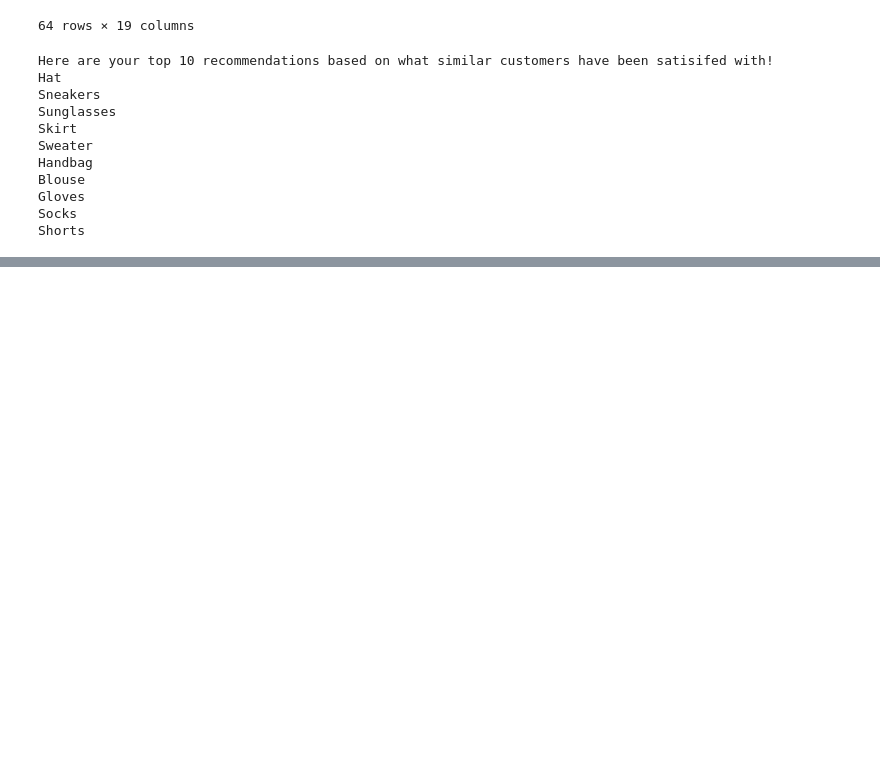
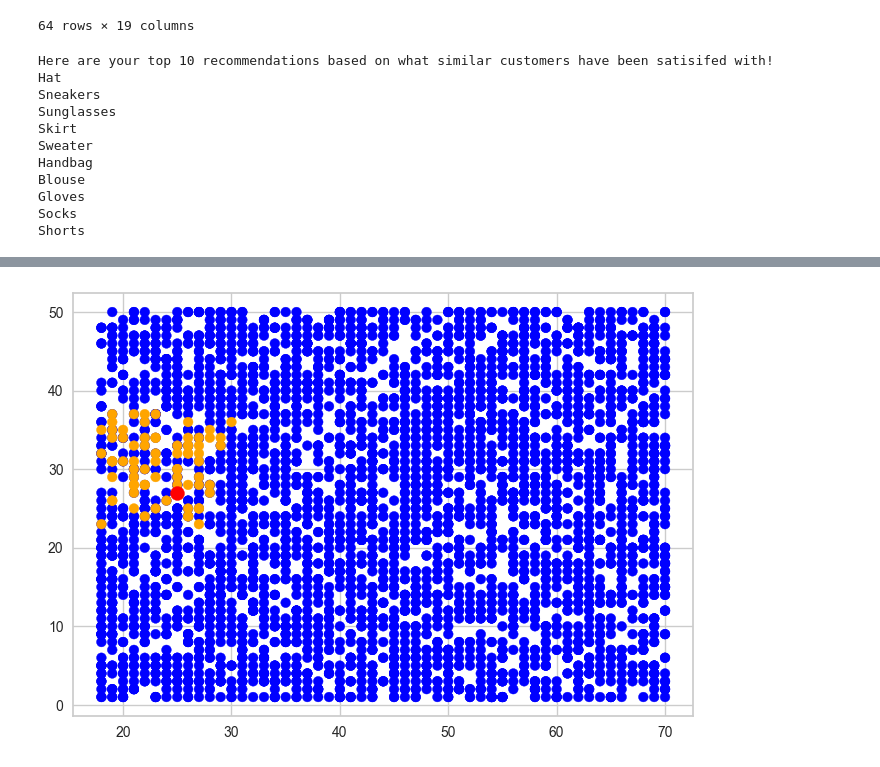
Before and after one commit to suyashgoel/product-recommendation, a Jupyter notebook: product-recommendation.ipynb, the cells around one changed output, grey strips where cells are left out. Drawn from its saved outputs; the diff is of its cells as text; code cells hidden in the pictures; blank space fills up the shorter version.

```diff
--- a/product-recommendation.ipynb
+++ b/product-recommendation.ipynb
@@ -260,0 +288,8 @@ Shorts
+# %%
+plt.scatter(df['Age'], df['Previous Purchases'], c=df['Colors'])
+
+plt.scatter(age, purchases, c='red', s=100)
+
+plt.show()
+# %% [output]
+[figure, added]
```
Also changed, not shown: parts of 5 cells of this notebook.
